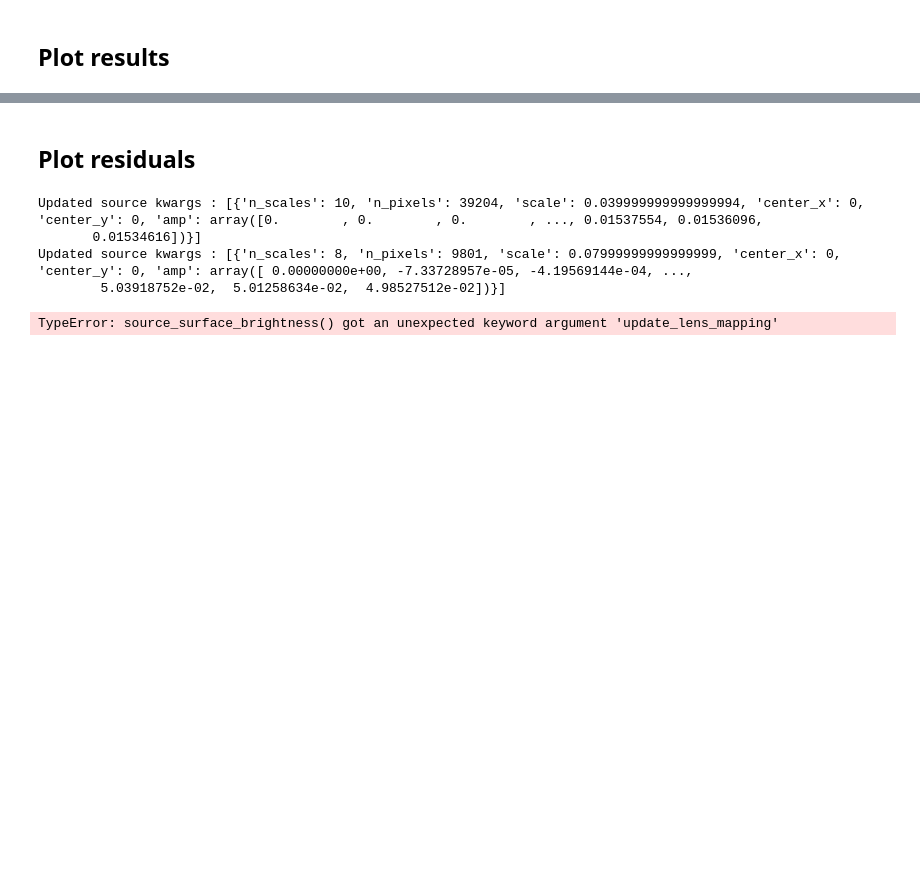
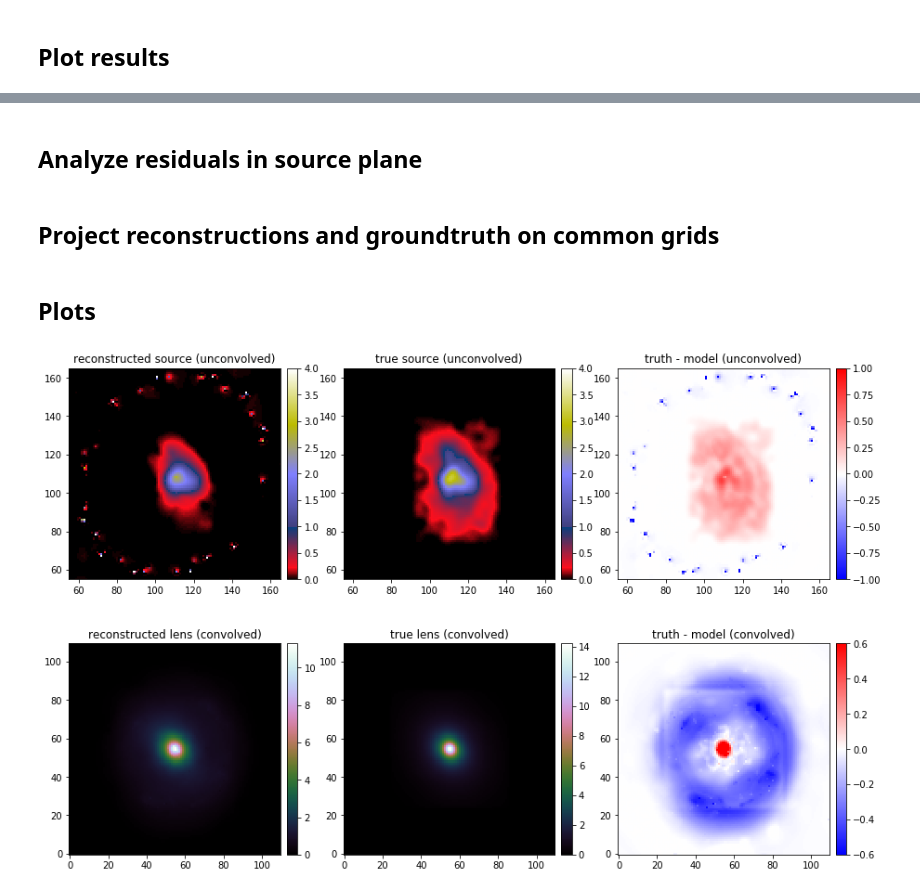
Before and after one commit to aymgal/SLITronomy, a Jupyter notebook: thirdparty/notebooks/06_complex_sourcelens_reconstruction.ipynb, the cells around one changed output, grey strips where cells are left out. Saved outputs shown, nothing was run; the diff lists cells and outputs as text; code cells hidden in the pictures; blank space fills up the shorter version.

```diff
--- a/thirdparty/notebooks/06_complex_sourcelens_reconstruction.ipynb
+++ b/thirdparty/notebooks/06_complex_sourcelens_reconstruction.ipynb
@@ -251,40 +293,30 @@ Negative source pixels ? False (min = 0.00e+00)
-# %% [markdown]
-## Plot residuals
-# %%
-print("Updated source kwargs :", kwargs_source_sparsefit)
-print("Updated source kwargs :", kwargs_lens_light_sparsefit)
-# %% [output]
-Updated source kwargs : [{'n_scales': 10, 'n_pixels': 39204, 'scale': 0.039999999999999994, 'center_x': 0, 'center_y': 0, 'amp': array([0.        , 0.        , 0.        , ..., 0.01537554, 0.01536096,
-       0.01534616])}]
-Updated source kwargs : [{'n_scales': 8, 'n_pixels': 9801, 'scale': 0.07999999999999999, 'center_x': 0, 'center_y': 0, 'amp': array([ 0.00000000e+00, -7.33728957e-05, -4.19569144e-04, ...,
-        5.03918752e-02,  5.01258634e-02,  4.98527512e-02])}]
+# %% [markdown]
+## Analyze residuals in source plane
+# %% [markdown]
+## Project reconstructions and groundtruth on common grids
 # %%
-# get source reconstructions
-source_estimate = imageSparseFit.source_surface_brightness(kwargs_source_sparsefit, kwargs_lens=None,
-                                                           unconvolved=True, de_lensed=True)
+# coordinates grid of image plane
+ra_grid, dec_grid = lenstro_util.make_grid(numPix=num_pix, deltapix=delta_pix)
 
-# get lens light reconstruction
-lens_estimate = imageSparseFit.lens_surface_brightness(kwargs_lens_light_sparsefit, unconvolved=False)
+# reconstructed lens light
+lens_estimate = lens_light_model_class_sparsefit.surface_brightness(ra_grid, dec_grid, kwargs_lens_light_sparsefit)
+lens_estimate = lenstro_util.array2image(lens_estimate)
 
+# coordinates grid of source plane
 ra_grid_hd, dec_grid_hd = lenstro_util.make_grid(numPix=num_pix, deltapix=delta_pix,
                                                  subgrid_res=subgrid_res_source)
-#ra_grid_hd, dec_grid_hd = sparseSolver.lensingOperator.sourcePlane.grid()
+
+# reconstructed source
 source_estimate_hd = source_model_class_sparsefit.surface_brightness(ra_grid_hd, dec_grid_hd, kwargs_source_sparsefit)
 source_estimate_hd = lenstro_util.array2image(source_estimate_hd)
 
-# get the true light distribution in source plane on high res grid
+# true source
 source_sim_hd = source_model_class.surface_brightness(ra_grid_hd, dec_grid_hd, kwargs_source)
 source_sim_hd = lenstro_util.array2image(source_sim_hd)
-source_sim_hd *= (delta_pix/subgrid_res_source)**2  # unit conversion
-source_sim_hd *= subgrid_res_source**2  # pixeal area ratio
-
-model_unconvolved = imageSparseFit.source_surface_brightness(kwargs_source_sparsefit, kwargs_lens=kwargs_lens,
-                                                             unconvolved=True, de_lensed=False,
-                                                             update_lens_mapping=False)
+source_sim_hd *= delta_pix**2  # unit conversion
-# %% [output]
-TypeError: source_surface_brightness() got an unexpected keyword argument 'update_lens_mapping'
+# %% [markdown]
+## Plots
 # %%
-residuals_source = source_sim - source_estimate
 residuals_source_hd = source_sim_hd - source_estimate_hd
 residuals_lens = lens_light_sim_conv - lens_estimate
 
@@ -293,38 +325,40 @@ fig, axes = plt.subplots(2, 3, figsize=(15, 10))
 
 ax = axes[0, 0]
 ax.set_title("reconstructed source (unconvolved)")
-im = ax.imshow(source_estimate_hd, origin='lower', cmap=log_cmap('cubehelix', 0.03, 1))
+im = ax.imshow(source_estimate_hd, origin='lower', cmap='gist_stern', vmax=4)
 ax.set_xlim(len(source_estimate_hd)/4, 3*len(source_estimate_hd)/4)
 ax.set_ylim(len(source_sim_hd)/4, 3*len(source_sim_hd)/4)
 nice_colorbar(im)
 ax = axes[0, 1]
 #ax.set_title("reconstructed source (resized, convolved)")
 #im = ax.imshow(source_estimate_conv, origin='lower', cmap='gist_stern')
 ax.set_title("true source (unconvolved)")
-im = ax.imshow(source_sim_hd, origin='lower', cmap=log_cmap('cubehelix', 0.03, 1))
+im = ax.imshow(source_sim_hd, origin='lower', cmap='gist_stern', vmax=4)
 ax.set_xlim(len(source_sim_hd)/4, 3*len(source_sim_hd)/4)
 ax.set_ylim(len(source_sim_hd)/4, 3*len(source_sim_hd)/4)
 nice_colorbar(im)
 ax = axes[0, 2]
 ax.set_title("truth - model (unconvolved)")
 im = ax.imshow(residuals_source_hd, origin='lower', cmap='bwr', vmin=-1, vmax=1)
 ax.set_xlim(len(residuals_source_hd)/4, 3*len(residuals_source_hd)/4)
 ax.set_ylim(len(residuals_source_hd)/4, 3*len(residuals_source_hd)/4)
 nice_colorbar(im)
 
 ax = axes[1, 0]
 ax.set_title("reconstructed lens (convolved)")
 im = ax.imshow(lens_estimate, origin='lower', cmap='cubehelix')
 nice_colorbar(im)
 ax = axes[1, 1]
 #ax.set_title("reconstructed source (resized, convolved)")
 #im = ax.imshow(source_estimate_conv, origin='lower', cmap='gist_stern')
 ax.set_title("true lens (convolved)")
 im = ax.imshow(lens_light_sim_conv, origin='lower', cmap='cubehelix')
 nice_colorbar(im)
 ax = axes[1, 2]
 ax.set_title("truth - model (convolved)")
 im = ax.imshow(residuals_lens, origin='lower', cmap='bwr', vmin=-0.6, vmax=0.6)
 nice_colorbar(im)
 
 plt.show()
+# %% [output]
+[figure, added]
```
Also changed, not shown: parts of 20 cells of this notebook, 2 other files.
